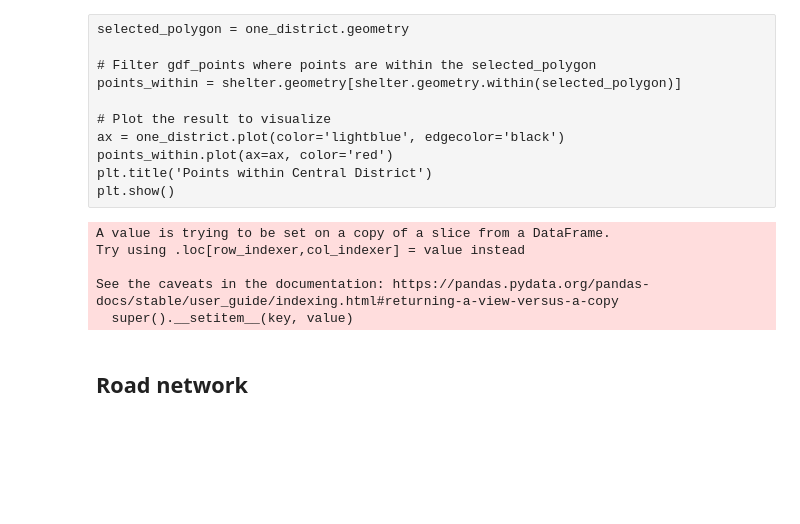
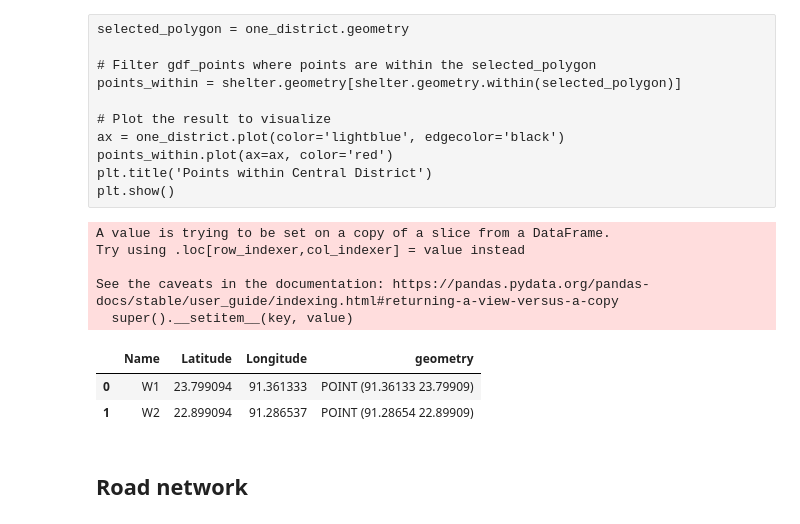
Before and after one commit to tanmoyie/Optimizing-flood-reponse-in-Bangladesh, a Jupyter notebook: 1.0-data-exploration.ipynb, the cells around one changed output. Cells and saved outputs as stored; diff of their text form; code cells hidden in the pictures; blank space fills up the shorter version.

```diff
--- a/1.0-data-exploration.ipynb
+++ b/1.0-data-exploration.ipynb
@@ -299,3 +310,28 @@ Try using .loc[row_indexer,col_indexer] = value instead
 
 See the caveats in the documentation: https://pandas.pydata.org/pandas-docs/stable/user_guide/indexing.html#returning-a-view-versus-a-copy
   super().__setitem__(key, value)
+# %%
+import geopandas as gpd
+from shapely.geometry import Point
+
+# Define your data: coordinates and optional attributes
+data = {
+    'Name': ['W1', 'W2'],
+    'Latitude': [23.799094313320364, 22.899094313320364],
+    'Longitude': [91.36133329228886, 91.28653656990846]
+}
+
+# Create a GeoDataFrame
+# Convert coordinates to Point objects
+geometry = [Point(lon, lat) for lon, lat in zip(data['Longitude'], data['Latitude'])]
+# Create the GeoDataFrame
+warehouse_gdf = gpd.GeoDataFrame(data, geometry=geometry)
+# Set the Coordinate Reference System (CRS) to WGS 84 (EPSG:4326)
+warehouse_gdf.set_crs(epsg=4326, inplace=True)
+
+
+# {'W1': array([ 0.04674733, -0.04938696]),
+# %% [output]
+|  | Name | Latitude | Longitude | geometry |
+| 0 | W1 | 23.799094 | 91.361333 | POINT (91.36133 23.79909) |
+| 1 | W2 | 22.899094 | 91.286537 | POINT (91.28654 22.89909) |
```
Also changed, not shown: parts of 8 cells of this notebook, 31 other files.
